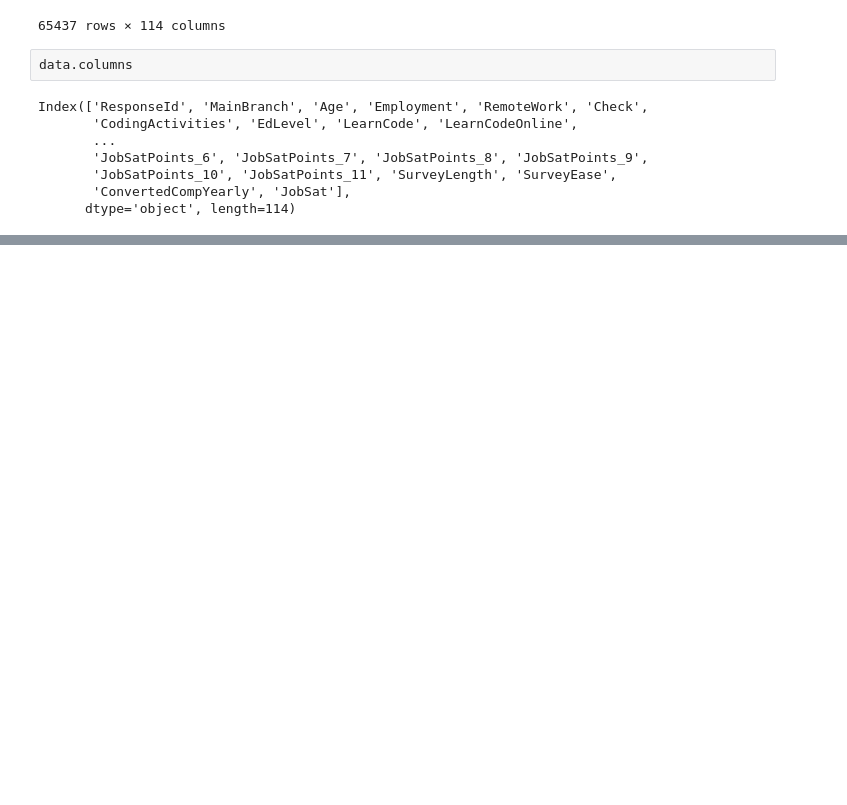
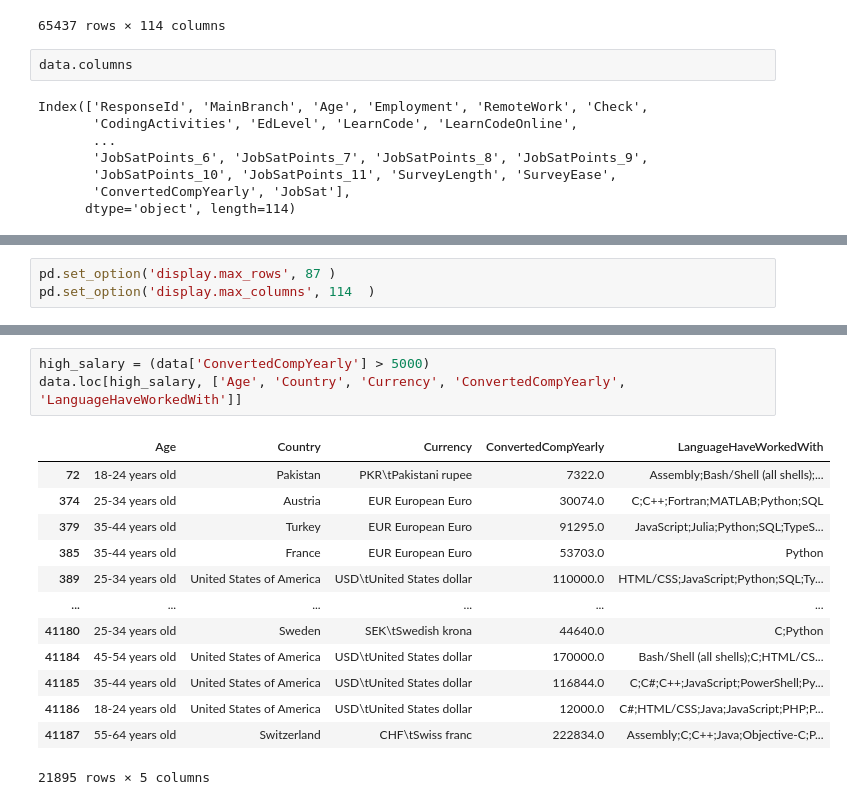
Before and after one commit to nishanlimbuchemjong/Pandas-for-AI-ML, a Jupyter notebook: Pandas_for_AI_&_ML.ipynb, the cells around one changed output, grey strips where cells are left out. Cells and saved outputs as stored; diff of their text form; blank space fills up the shorter version.

```diff
--- a/Pandas_for_AI_&_ML.ipynb
+++ b/Pandas_for_AI_&_ML.ipynb
@@ -487,0 +503,3 @@ Index(['ResponseId', 'MainBranch', 'Age', 'Employment', 'RemoteWork', 'Check',
+# %%
+pd.set_option('display.max_rows', 87 )
+pd.set_option('display.max_columns', 114  )
@@ -487,0 +522,17 @@ Index(['ResponseId', 'MainBranch', 'Age', 'Employment', 'RemoteWork', 'Check',
+# %%
+high_salary = (data['ConvertedCompYearly'] > 5000)
+data.loc[high_salary, ['Age', 'Country', 'Currency', 'ConvertedCompYearly', 'LanguageHaveWorkedWith']]
+# %% [output]
+|  | Age | Country | Currency | ConvertedCompYearly | LanguageHaveWorkedWith |
+| 72 | 18-24 years old | Pakistan | PKR\tPakistani rupee | 7322.0 | Assembly;Bash/Shell (all shells);... |
+| 374 | 25-34 years old | Austria | EUR European Euro | 30074.0 | C;C++;Fortran;MATLAB;Python;SQL |
+| 379 | 35-44 years old | Turkey | EUR European Euro | 91295.0 | JavaScript;Julia;Python;SQL;TypeS... |
+| 385 | 35-44 years old | France | EUR European Euro | 53703.0 | Python |
+| 389 | 25-34 years old | United States of America | USD\tUnited States dollar | 110000.0 | HTML/CSS;JavaScript;Python;SQL;Ty... |
+| ... | ... | ... | ... | ... | ... |
+| 41180 | 25-34 years old | Sweden | SEK\tSwedish krona | 44640.0 | C;Python |
+| 41184 | 45-54 years old | United States of America | USD\tUnited States dollar | 170000.0 | Bash/Shell (all shells);C;HTML/CS... |
+| 41185 | 35-44 years old | United States of America | USD\tUnited States dollar | 116844.0 | C;C#;C++;JavaScript;PowerShell;Py... |
+| 41186 | 18-24 years old | United States of America | USD\tUnited States dollar | 12000.0 | C#;HTML/CSS;Java;JavaScript;PHP;P... |
+| 41187 | 55-64 years old | Switzerland | CHF\tSwiss franc | 222834.0 | Assembly;C;C++;Java;Objective-C;P... |
+21895 rows × 5 columns
```
Also changed, not shown: parts of 2 cells of this notebook.
